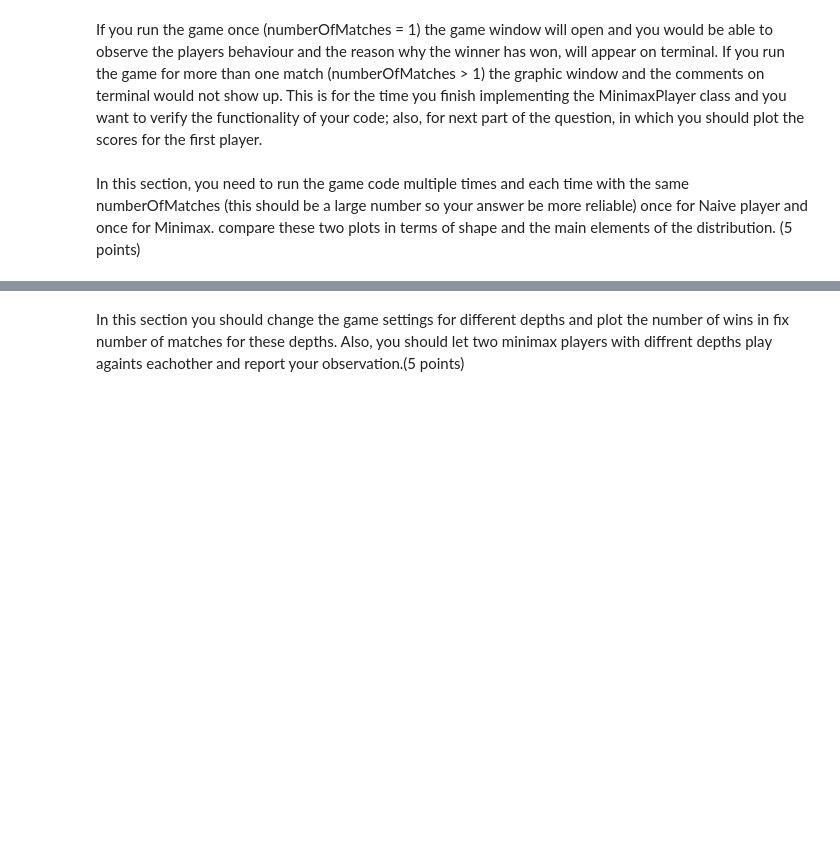
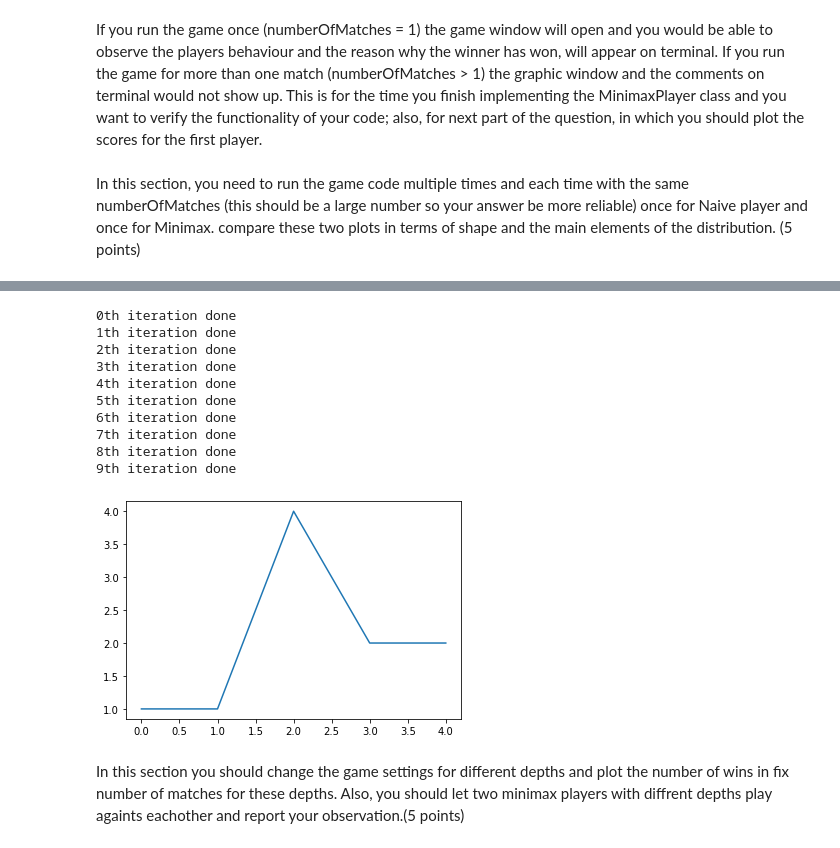
Before and after one commit to Parsa2820/ai-projects, a Jupyter notebook: projects/2/practical/questions.ipynb, the cells around one changed output, grey strips where cells are left out. Drawn from its saved outputs; the diff is of its cells as text; code cells hidden in the pictures; blank space fills up the shorter version.

```diff
--- a/projects/2/practical/questions.ipynb
+++ b/projects/2/practical/questions.ipynb
@@ -769,2 +864,33 @@ In this section, you need to run the game code multiple times and each time with
+# %%
+################################################################
+# when player1 is MinimaxPlayer (2.5 point)                    #
+################################################################
+numberOfRepeats = 10
+numberOfMatches = 4
+x = list(range(numberOfMatches+1))
+y = [0 for i in range(numberOfMatches+1)]
+
+for i in range(numberOfRepeats):
+    p1 = MinimaxPlayer(1, 0, 0)
+    p2 = MinimaxPlayer(2, 7, 7)
+    g = Game(p1, p2)
+    score1, score2 = g.start(numberOfMatches)
+    y[int(score1)] += 1
+    print(f'{i}th iteration done')
+
+plt.plot(x, y)
+plt.show()
+# %% [output]
+0th iteration done
+1th iteration done
+2th iteration done
+3th iteration done
+4th iteration done
+5th iteration done
+6th iteration done
+7th iteration done
+8th iteration done
+9th iteration done
+[figure, added]
 # %% [markdown]
 In this section you should change the game settings for different depths and plot the number of wins in fix number of matches for these depths. Also, you should let two minimax players with diffrent depths play againts eachother and report your observation.(5 points)
```
Also changed, not shown: parts of 13 cells of this notebook, 17 other files.
